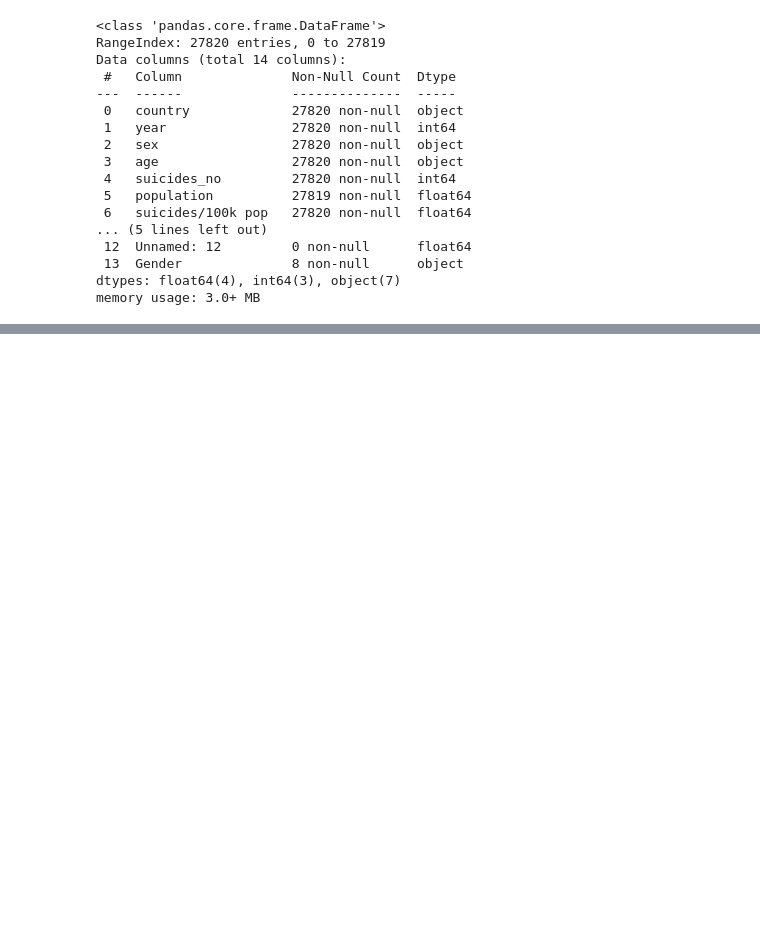
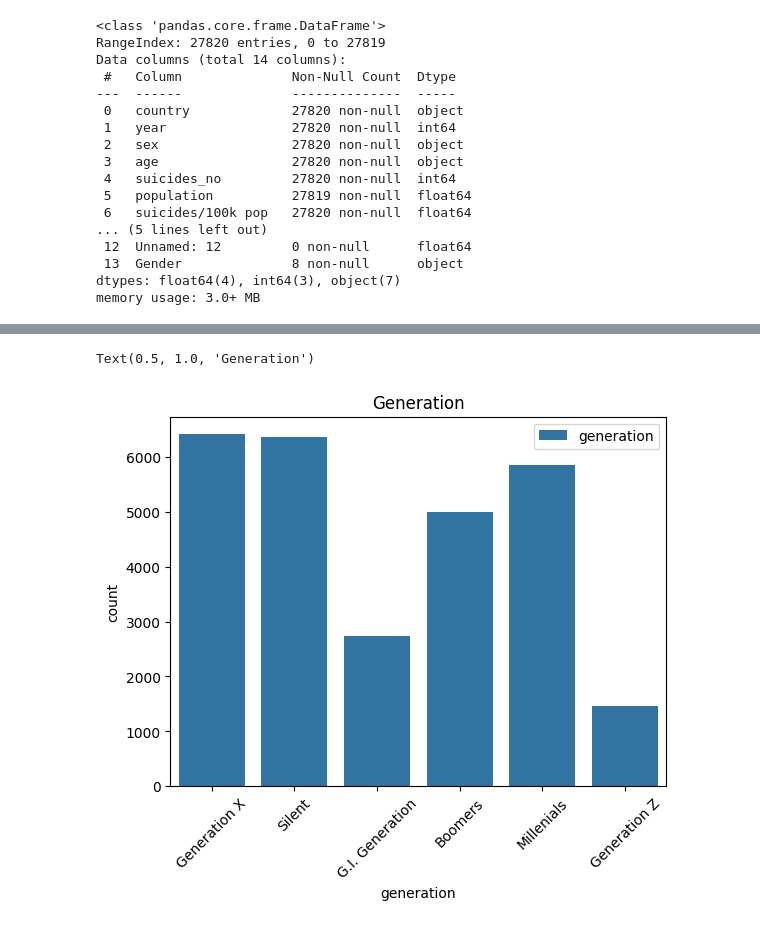
Before and after one commit to Liud4ik/AgilesDataProjekt, a Jupyter notebook: Master.ipynb, the cells around one changed output, grey strips where cells are left out. Drawn from its saved outputs; the diff is of its cells as text; code cells hidden in the pictures; blank space fills up the shorter version.

```diff
--- a/Master.ipynb
+++ b/Master.ipynb
@@ -84,0 +136,7 @@ No artists with labels found to put in legend.  Note that artists whose label st
+# %%
+sns.countplot(x = 'generation', data = master_data, label = 'generation')
+plt.xticks(rotation = 45)
+plt.title('Generation')
+# %% [output]
+Text(0.5, 1.0, 'Generation')
+[figure, added]
```
Also changed, not shown: parts of 24 cells of this notebook, 2 other files.
